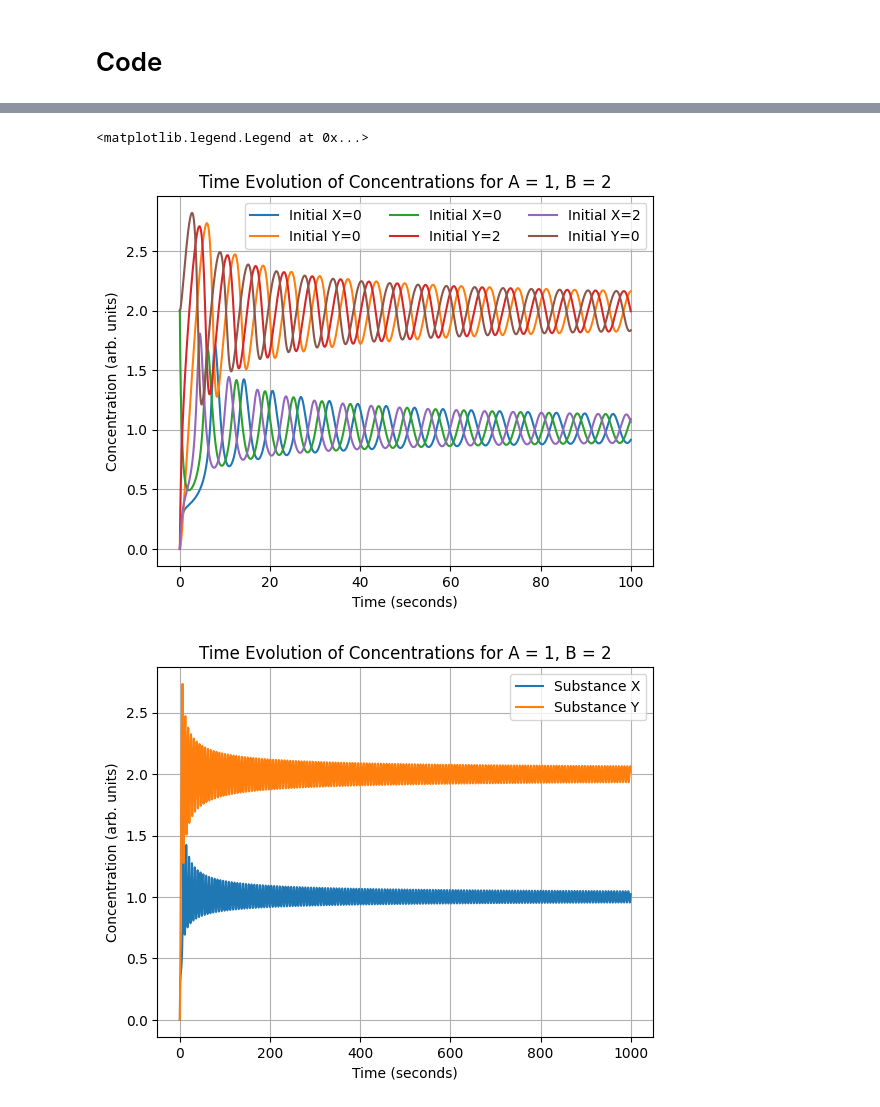
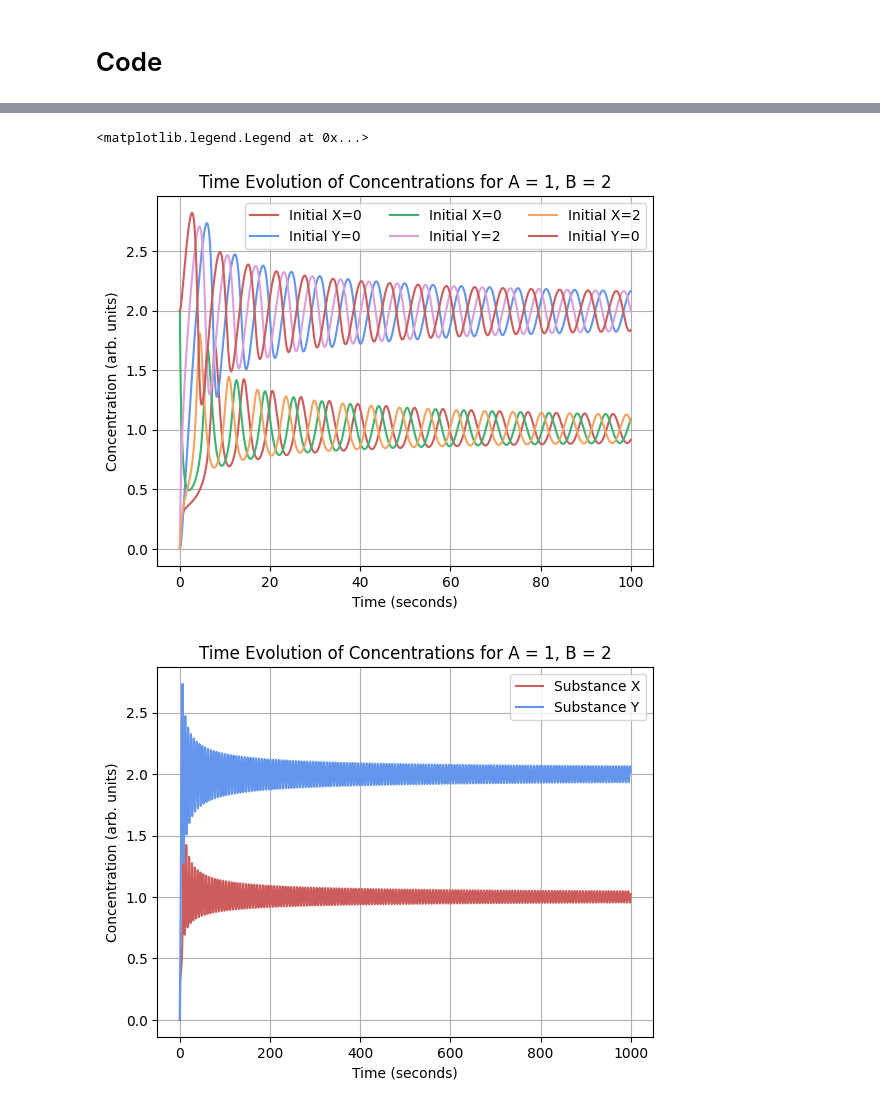
Before and after one commit to daraghhollman/UCD_PASS_Labs, a Jupyter notebook: ChemicalOscillations/chemicalOscillations.ipynb, the cells around one changed output, grey strips where cells are left out. Saved outputs shown, nothing was run; the diff lists cells and outputs as text; code cells hidden in the pictures.

```diff
--- a/ChemicalOscillations/chemicalOscillations.ipynb
+++ b/ChemicalOscillations/chemicalOscillations.ipynb
@@ -20,8 +21,11 @@ $$\frac{dY}{dt} = BX - X^2 Y$$
 # %% [markdown]
 Equilibrium by solving with $(\dot{X}, \dot{Y}) = \vec{0}$ yields $(X, Y) = \left(A, \frac{B}{A}\right)$
 # %%
+import matplotlib as mpl
 import matplotlib.pyplot as plt
 import numpy as np
+
+mpl.rcParams['axes.prop_cycle'] = mpl.cycler(color=["indianred", "cornflowerblue", "mediumseagreen", "plum", "sandybrown"])
 # %% [markdown]
 ### Plotting the Stability Point
 # %%
@@ -158,4 +173,5 @@ MakePlots(initialX=0, initialY=0, A=1, B=2, stepSize=1e-3, numberOfSteps=200000,
 # %%
-datasetVaryingInitialConditions = [Brusselator(0, 0), Brusselator(2, 0),\
-                                    Brusselator(0, 2), Brusselator(2, 2)]
+datasetVaryingInitialConditions01 = [Brusselator(0, 0), Brusselator(2, 0),\
+                                    Brusselator(0, 2), Brusselator(2, 2),\
+                                    Brusselator(0, 3), Brusselator(2, 3)]
 # %%
@@ -167,13 +193,13 @@ MakePhasePlot(datasetVaryingInitialConditions, 1, 2, labels=["(0, 0)", "(2, 0)",
 # %%
-MakeEvolutionPlot(datasetVaryingInitialConditions[0], 1, 2, 1e-3, initalCoords=[0, 0])
-MakeEvolutionPlot(datasetVaryingInitialConditions[1], 1, 2, 1e-3, initalCoords=[0, 2])
-MakeEvolutionPlot(datasetVaryingInitialConditions[2], 1, 2, 1e-3, initalCoords=[2, 0])
+MakeEvolutionPlot(datasetVaryingInitialConditions01[0], 1, 2, 1e-3, initalCoords=[0, 0])
+MakeEvolutionPlot(datasetVaryingInitialConditions01[1], 1, 2, 1e-3, initalCoords=[0, 2])
+MakeEvolutionPlot(datasetVaryingInitialConditions01[2], 1, 2, 1e-3, initalCoords=[2, 0])
 plt.legend(ncol=3)
 # %% [output]
 <matplotlib.legend.Legend at 0x...>
-[figure, old version]
+[figure, new version]
 # %%
 MakeEvolutionPlot(Brusselator(0, 0, numberOfSteps=10**6), 1, 2, 1e-3)
 # Note with very long simulation lengths we can see the simulation approaches a constant amplitude of oscillations. LIMiT
 # %% [output]
-[figure, old version]
+[figure, new version]
```
Also changed, not shown: parts of 10 cells of this notebook, 24 other files.
